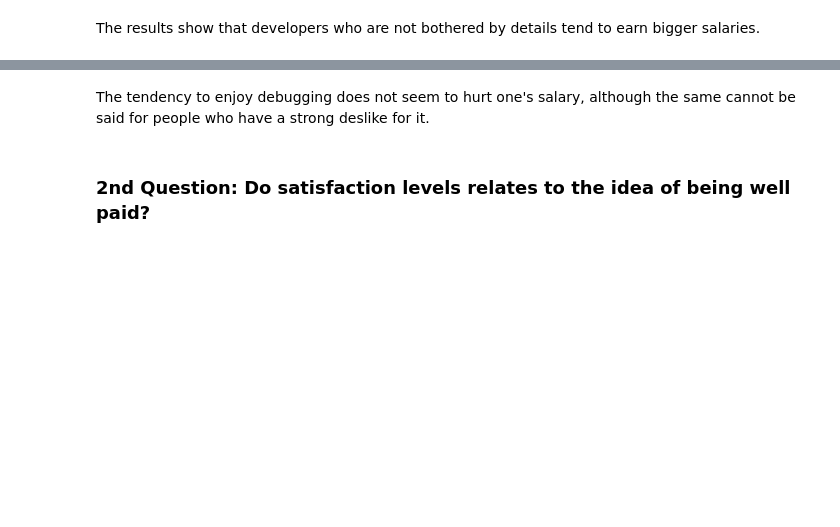
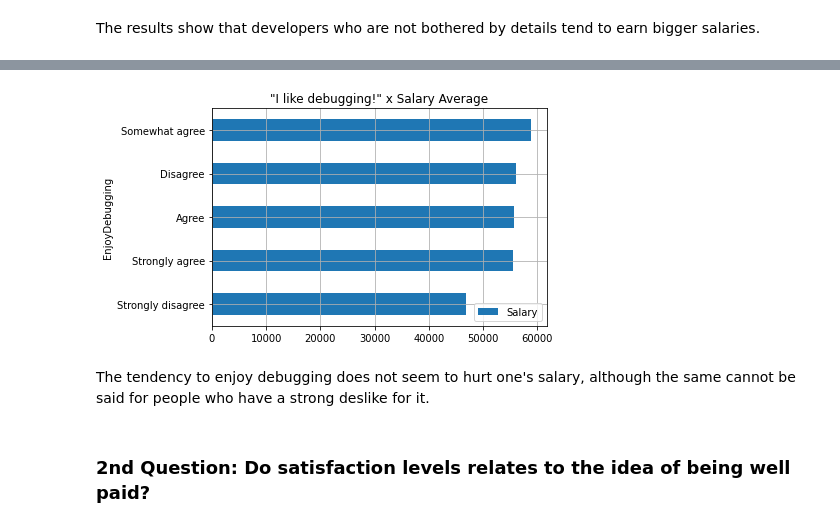
Before and after one commit to higorpr/Data_Science_Post, a Jupyter notebook: Data_Science_Post.ipynb, the cells around one changed output, grey strips where cells are left out. Drawn from its saved outputs; the diff is of its cells as text; code cells hidden in the pictures; blank space fills up the shorter version.

```diff
--- a/Data_Science_Post.ipynb
+++ b/Data_Science_Post.ipynb
@@ -242,4 +293,9 @@ The results show that developers who are not bothered by details tend to earn bi
 df1_sal_ED = sal_no_nan[['Salary','EnjoyDebugging']]
 #Filling missing values with the mode
 df1_sal_ED['EnjoyDebugging'].fillna(df1_sal_ED['EnjoyDebugging'].mode()[0],inplace=True)
-df1_ED.groupby('EnjoyDebugging').mean().sort_values(by='Salary')
+
+# Showing results
+sal_ED = df1_sal_ED.groupby('EnjoyDebugging').mean().sort_values(by='Salary')
+new_index = ['Strongly agree','Agree','Somewhat agree','Disagree','Strongly disagree']
+sal_ED_correct = sal_ED.reindex(new_index)
+sal_ED_correct
@@ -246,3 +310,9 @@ df1_ED.groupby('EnjoyDebugging').mean().sort_values(by='Salary')
+# %%
+# Plotting a bar plot for better visualization:
+(sal_ED).plot(kind="barh",grid=True);
+plt.title('"I like debugging!" x Salary Average');
+# %% [output]
+[figure, added]
 # %% [markdown]
 The tendency to enjoy debugging does not seem to hurt one's salary, although the same cannot be said for people who have a strong deslike for it.
 # %% [markdown]
```
Also changed, not shown: parts of 18 cells of this notebook, 2 other files.
